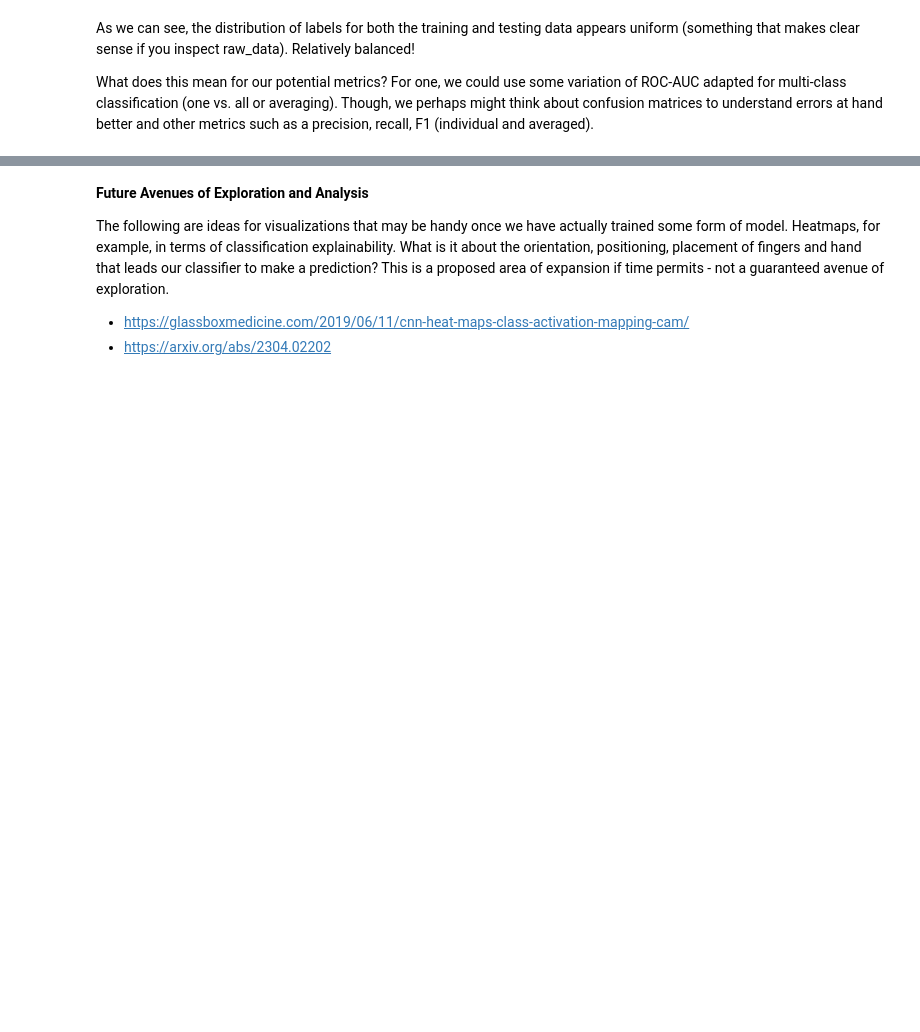
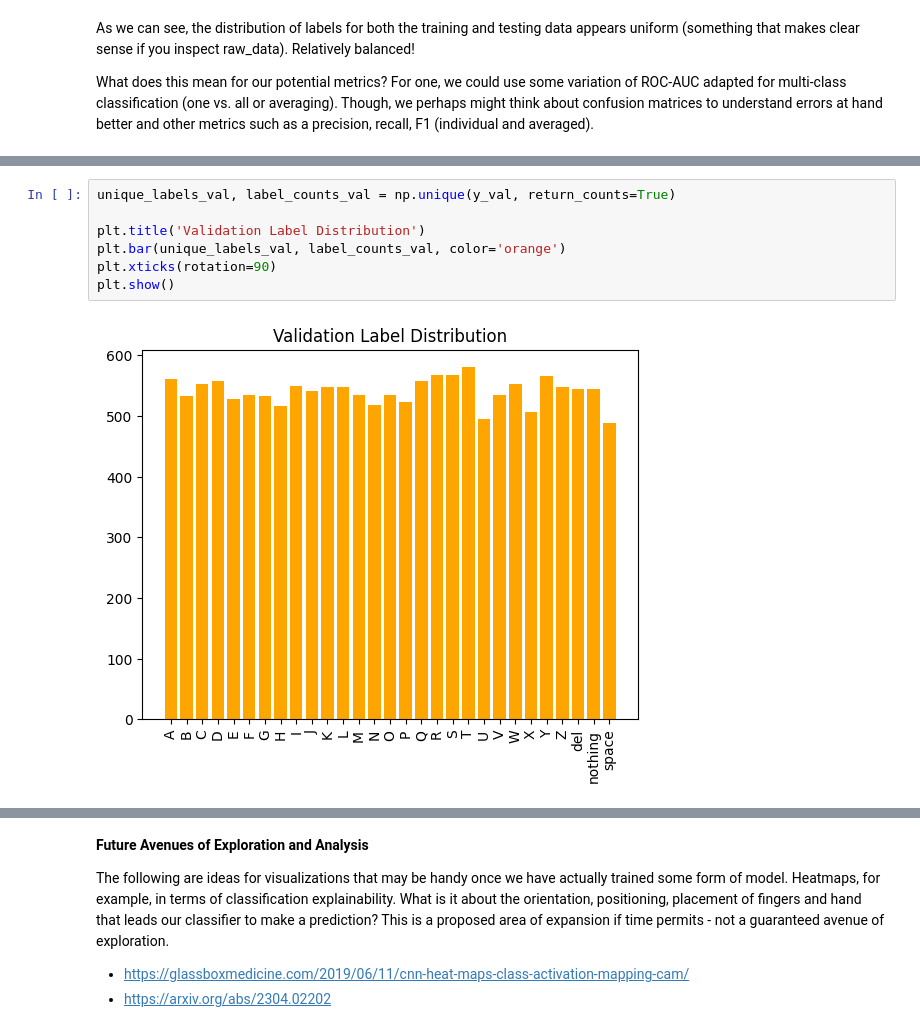
Before and after one commit to Joeshmoe03/ASL-classification, a Jupyter notebook: exploratory_analysis.ipynb, the cells around one changed output, grey strips where cells are left out. Drawn from its saved outputs; the diff is of its cells as text; blank space fills up the shorter version.

```diff
--- a/exploratory_analysis.ipynb
+++ b/exploratory_analysis.ipynb
@@ -264,6 +266,15 @@ plt.xticks(rotation=90)
 plt.show()
 # %% [output]
 [figure]
+# %%
+unique_labels_val, label_counts_val = np.unique(y_val, return_counts=True)
+
+plt.title('Validation Label Distribution')
+plt.bar(unique_labels_val, label_counts_val, color='orange')
+plt.xticks(rotation=90)
+plt.show()
+# %% [output]
+[figure, added]
 # %%
 # And the testing dataset
 unique_labels_test, label_counts_test = np.unique(y_test, return_counts=True)
```
Also changed, not shown: parts of 5 cells of this notebook, 2 other files.
